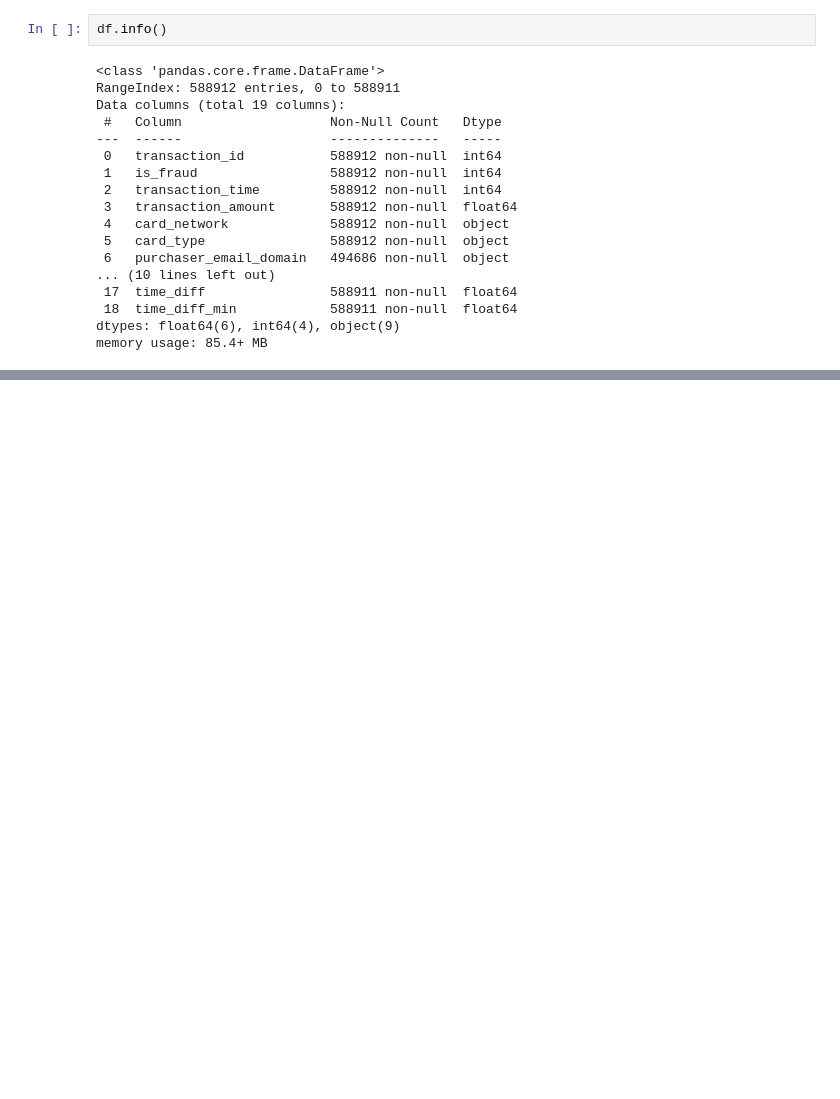
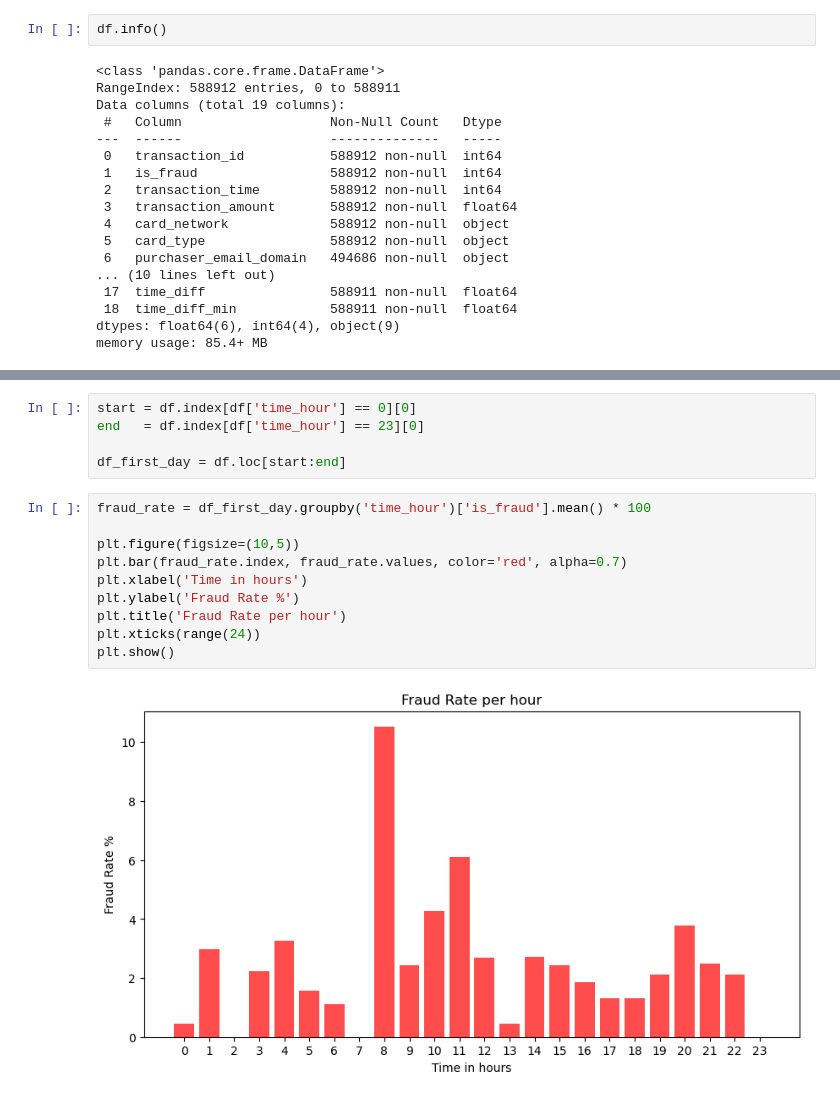
Before and after one commit to codedbyyprince/Fraud-Assessment, a Jupyter notebook: Notebooks/5_model_iteration/01.ipynb, the cells around one changed output, grey strips where cells are left out. Saved outputs shown, nothing was run; the diff lists cells and outputs as text; blank space fills up the shorter version.

```diff
--- a/Notebooks/5_model_iteration/01.ipynb
+++ b/Notebooks/5_model_iteration/01.ipynb
@@ -135,0 +139,17 @@ memory usage: 85.4+ MB
+# %%
+start = df.index[df['time_hour'] == 0][0]
+end   = df.index[df['time_hour'] == 23][0]
+
+df_first_day = df.loc[start:end]
+# %%
+fraud_rate = df_first_day.groupby('time_hour')['is_fraud'].mean() * 100
+
+plt.figure(figsize=(10,5))
+plt.bar(fraud_rate.index, fraud_rate.values, color='red', alpha=0.7)
+plt.xlabel('Time in hours')
+plt.ylabel('Fraud Rate %')
+plt.title('Fraud Rate per hour')
+plt.xticks(range(24))
+plt.show()
+# %% [output]
+[figure, added]
```
Also changed, not shown: parts of 16 cells of this notebook, 2 other files.
